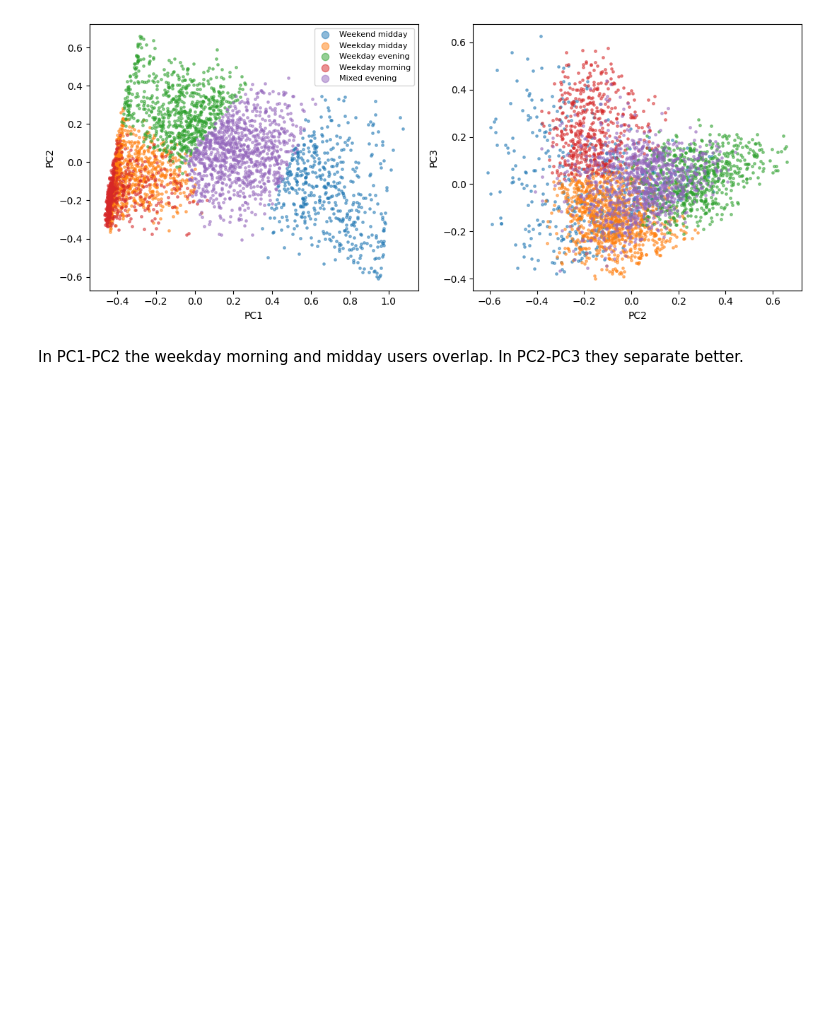
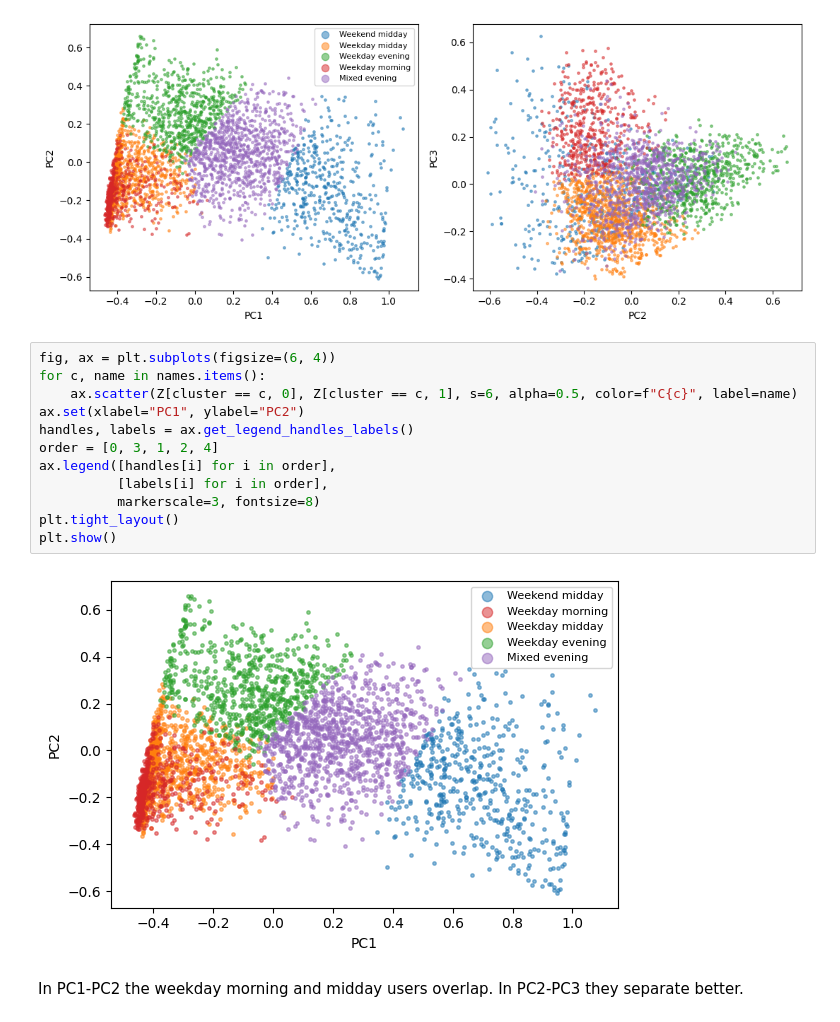
Before and after one commit to AliHoeg/intro_to_ba_project, a Jupyter notebook: task1_clustering_revised.ipynb, the cells around one changed output. Cells and saved outputs as stored; diff of their text form; blank space fills up the shorter version.

```diff
--- a/task1_clustering_revised.ipynb
+++ b/task1_clustering_revised.ipynb
@@ -578,6 +592,20 @@ plt.tight_layout()
 plt.show()
 # %% [output]
 [figure]
+# %%
+fig, ax = plt.subplots(figsize=(6, 4))
+for c, name in names.items():
+    ax.scatter(Z[cluster == c, 0], Z[cluster == c, 1], s=6, alpha=0.5, color=f"C{c}", label=name)
+ax.set(xlabel="PC1", ylabel="PC2")
+handles, labels = ax.get_legend_handles_labels()
+order = [0, 3, 1, 2, 4]
+ax.legend([handles[i] for i in order],
+          [labels[i] for i in order],
+          markerscale=3, fontsize=8)
+plt.tight_layout()
+plt.show()
+# %% [output]
+[figure, added]
 # %% [markdown]
 In PC1-PC2 the weekday morning and midday users overlap. In PC2-PC3 they separate better.
 # %% [markdown]
```
Also changed, not shown: parts of 2 cells of this notebook.
